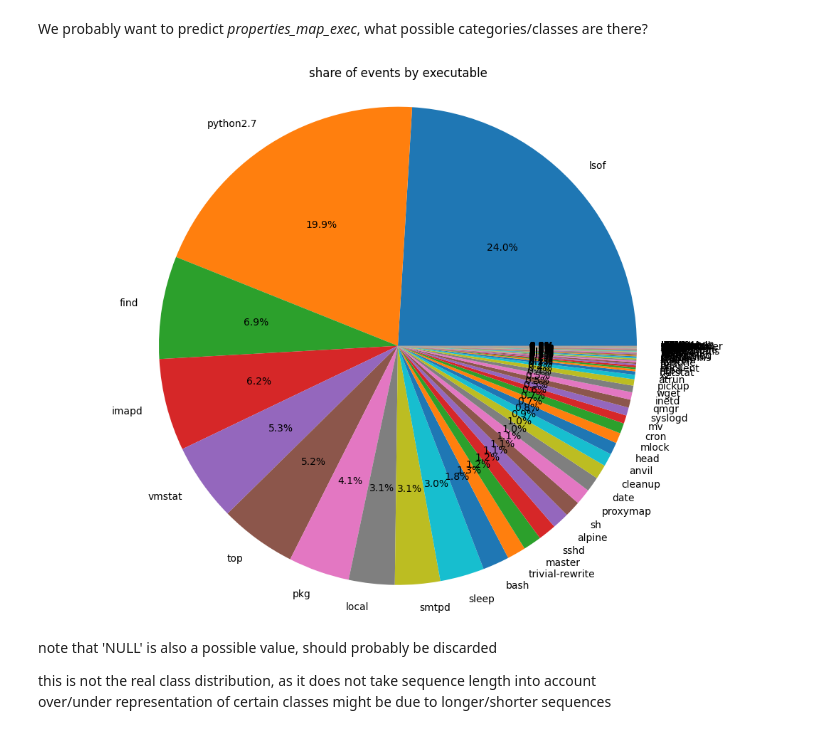
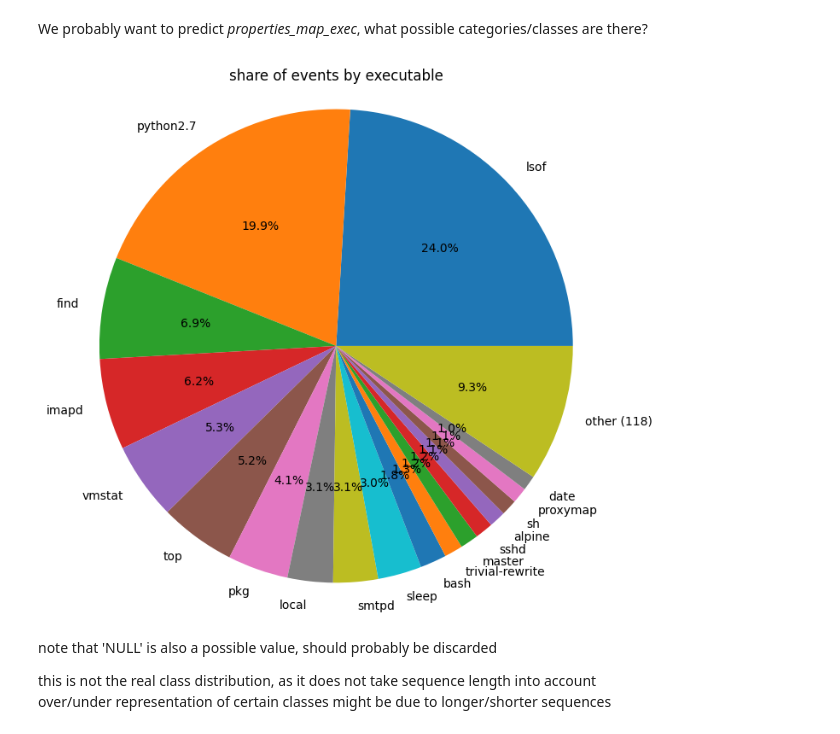
Before and after one commit to JannikRosendahl/bachelor_thesis_dataset, a Jupyter notebook: jupyter/exploration.ipynb, the cells around one changed output. Cells and saved outputs as stored; diff of their text form; code cells hidden in the pictures.

Commit message:
add grouping into "others"

```diff
--- a/jupyter/exploration.ipynb
+++ b/jupyter/exploration.ipynb
@@ -5,6 +5,8 @@ import psycopg2
 import numpy as np
 import matplotlib.pyplot as plt
 import os
+
+cm = 1/2.54
 # %%
 # set matplotlib size
 def mpl_figsize(scale_factor: int | float) -> tuple[float, float]:
@@ -12,6 +14,23 @@ def mpl_figsize(scale_factor: int | float) -> tuple[float, float]:
 
 def mpl_figsize_xy(scale_factor_x: int | float, scale_factor_y: int | float) -> tuple[float, float]:
     return 6.4 * scale_factor_x, 4.8 * scale_factor_y
+# %%
+def group_bottom_percent(labels, sizes, threshold):
+    total = sum(sizes)
+    labels_filtered = []
+    sizes_filtered = []
+    count = 0
+    other_count = 0
+    for label, size in zip(labels, sizes):
+        if size / total < threshold:
+            count += 1
+            other_count += size
+        else:
+            labels_filtered.append(label)
+            sizes_filtered.append(size)
+    labels_filtered.append(f'other ({count})')
+    sizes_filtered.append(other_count)
+    return labels_filtered, sizes_filtered
 # %%
 # setup connection
 conn = psycopg2.connect(
@@ -82,22 +94,25 @@ results_count_distinct_execs = cur.fetchall()
 # %%
 # plot exec distribution
 
 # sort by count
 results_count_distinct_execs.sort(key=lambda x: x[1], reverse=True)
 
 labels = [row[0] for row in results_count_distinct_execs]
 sizes = [row[1] for row in results_count_distinct_execs]
 
+labels, sizes = group_bottom_percent(labels, sizes, 0.01)
+
 fig, ax = plt.subplots()
-ax.pie(sizes, labels=labels, autopct='%1.1f%%')
+ax.pie(sizes, labels=labels, autopct='%1.1f%%', textprops={'size': 'medium'})
 ax.axis('equal')  # Equal aspect ratio ensures that pie is drawn as a circle.
 
 # resize
-fig.set_size_inches(mpl_figsize(2))
+fig.set_size_inches((20*cm, 20*cm))
 plt.title('share of events by executable')
+plt.savefig('figures/exec_distribution.svg')
 plt.show()
 # %% [output]
-[figure, old version]
+[figure, new version]
 # %% [markdown]
 note that 'NULL' is also a possible value, should probably be discarded
 
```
Also changed, not shown: parts of 11 cells of this notebook.
